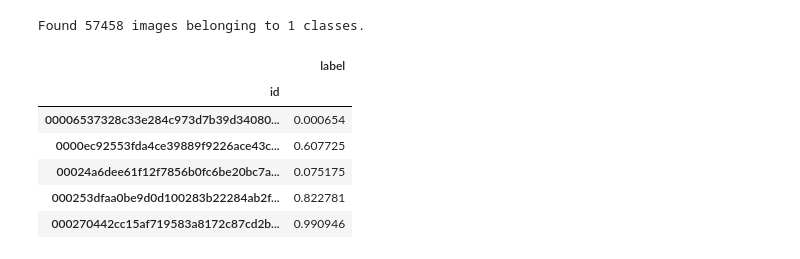
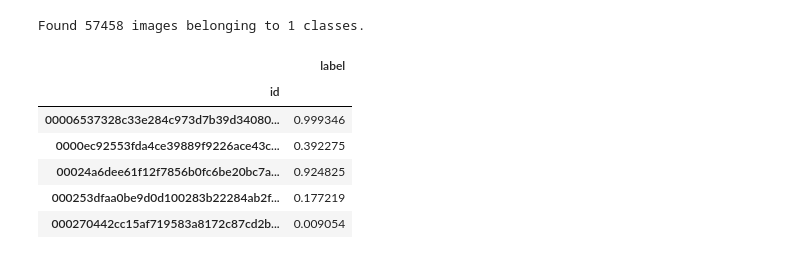
Before and after one commit to santtula123/Histopathologic-Cancer-Detection-Deep-Learning, a Jupyter notebook: 3_model_diagnostics_and_predictions.ipynb, the cells around one changed output. Cells and saved outputs as stored; diff of their text form; code cells hidden in the pictures.

Commit message:
kaggle submission fixes

```diff
--- a/3_model_diagnostics_and_predictions.ipynb
+++ b/3_model_diagnostics_and_predictions.ipynb
@@ -109,14 +109,14 @@ model = load_model('gs_dnn_ensemble_20221023T2328/models/1_v1.hdf5')
 preds = model.predict(kaggle_eval_generator, batch_size=10)
 # %%
 submission = pd.DataFrame([str(filename).removeprefix('test_images\\').replace('.tif', '') for filename in kaggle_eval_generator.filenames], columns=['id']).set_index('id')
-submission['label'] = preds
+submission['label'] = [1-pred[0] for pred in preds] #Kaggle needs this binary prediction in opposite way
 submission.head()
 # %% [output]
 |  | label |
 | id |  |
-| 00006537328c33e284c973d7b39d34080... | 0.000654 |
-| 0000ec92553fda4ce39889f9226ace43c... | 0.607725 |
-| 00024a6dee61f12f7856b0fc6be20bc7a... | 0.075175 |
-| 000253dfaa0be9d0d100283b22284ab2f... | 0.822781 |
-| 000270442cc15af719583a8172c87cd2b... | 0.990946 |
+| 00006537328c33e284c973d7b39d34080... | 0.999346 |
+| 0000ec92553fda4ce39889f9226ace43c... | 0.392275 |
+| 00024a6dee61f12f7856b0fc6be20bc7a... | 0.924825 |
+| 000253dfaa0be9d0d100283b22284ab2f... | 0.177219 |
+| 000270442cc15af719583a8172c87cd2b... | 0.009054 |
 # %%
```
Also changed, not shown: parts of 1 cell of this notebook.
